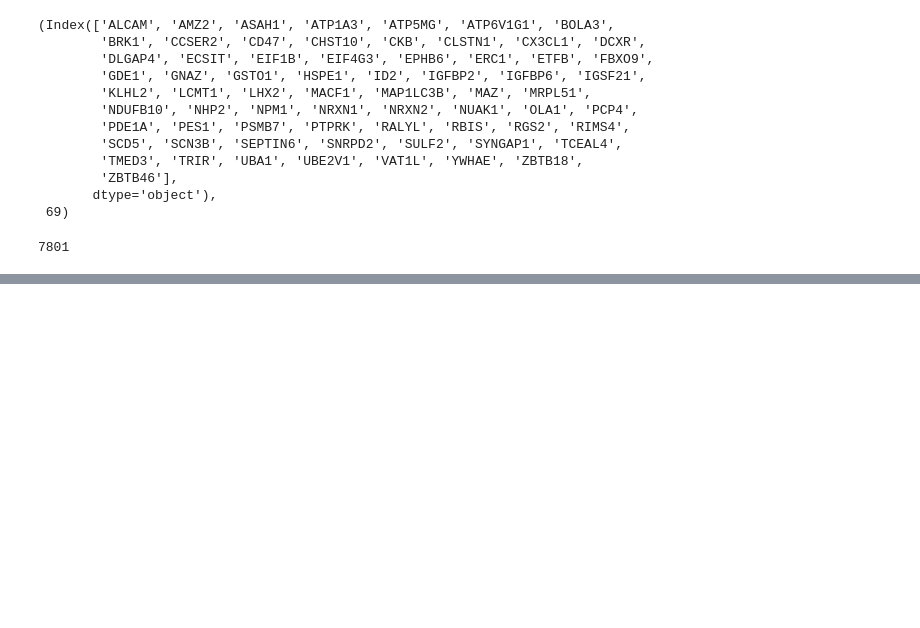
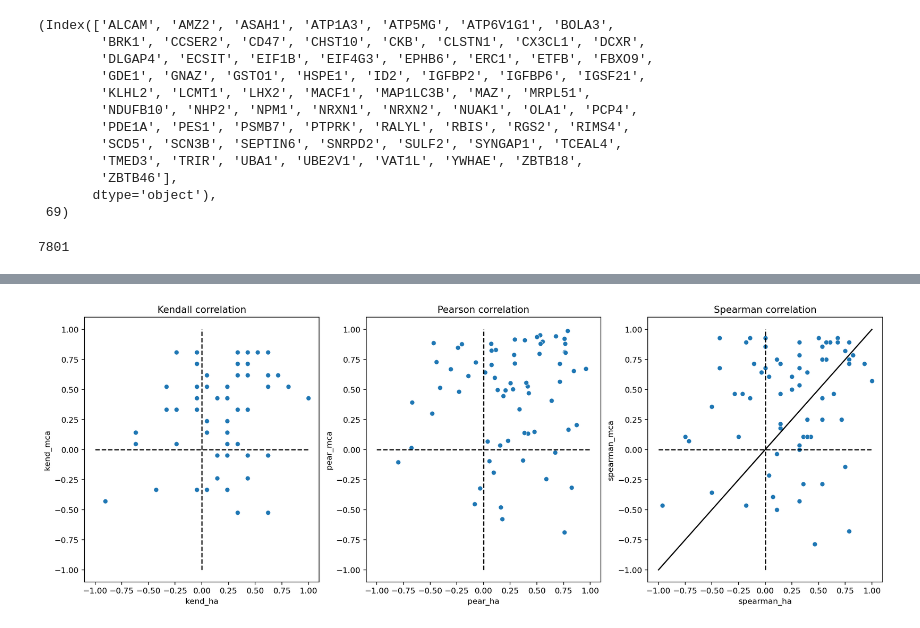
Before and after one commit to Claptar/spatialMPFC, a Jupyter notebook: human_specific_genes/human_specific_genes.ipynb, the cells around one changed output, grey strips where cells are left out. Drawn from its saved outputs; the diff is of its cells as text; code cells hidden in the pictures; blank space fills up the shorter version.

```diff
--- a/human_specific_genes/human_specific_genes.ipynb
+++ b/human_specific_genes/human_specific_genes.ipynb
@@ -340,0 +208,31 @@ plt.show()
+# %%
+corr_df['mean_ha'] = (corr_df['kend_ha'] + corr_df['pear_ha']) / 2
+corr_df['mean_mca'] = (corr_df['kend_mca'] + corr_df['pear_mca']) / 2
+corr_df['corr_diff'] = corr_df['mean_ha'] - corr_df['mean_mca']
+corr_df['pear_diff'] = corr_df['pear_ha'] - corr_df['pear_mca']
+corr_df['spear_diff'] = corr_df['spearman_ha'] - corr_df['spearman_mca']
+corr_df['kend_diff'] = corr_df['kend_ha'] - corr_df['kend_mca']
+# %%
+mpl.rcdefaults()
+
+fig, ax = plt.subplots(1, 3, figsize=(18, 6), dpi=80)
+sns.scatterplot(corr_df, x='kend_ha', y='kend_mca', ax=ax[0])
+ax[0].hlines(y=0, xmin=-1, xmax=1, colors='black', linestyles='dashed')
+ax[0].vlines(x=0, ymin=-1, ymax=1, colors='black', linestyles='dashed')
+ax[0].set_title('Kendall correlation')
+ax[0].grid(False)
+
+sns.scatterplot(corr_df, x='pear_ha', y='pear_mca', ax=ax[1])
+ax[1].hlines(y=0, xmin=-1, xmax=1, colors='black', linestyles='dashed')
+ax[1].vlines(x=0, ymin=-1, ymax=1, colors='black', linestyles='dashed')
+ax[1].set_title('Pearson correlation')
+ax[1].grid(False)
+
+sns.scatterplot(corr_df, x='spearman_ha', y='spearman_mca', ax=ax[2])
+ax[2].hlines(y=0, xmin=-1, xmax=1, colors='black', linestyles='dashed')
+ax[2].vlines(x=0, ymin=-1, ymax=1, colors='black', linestyles='dashed')
+ax[2].plot([-1, 1], [-1, 1], '-', color='black')
+ax[2].set_title('Spearman correlation')
+ax[2].grid(False)
+# %% [output]
+[figure, added]
```
Also changed, not shown: parts of 70 cells of this notebook.
